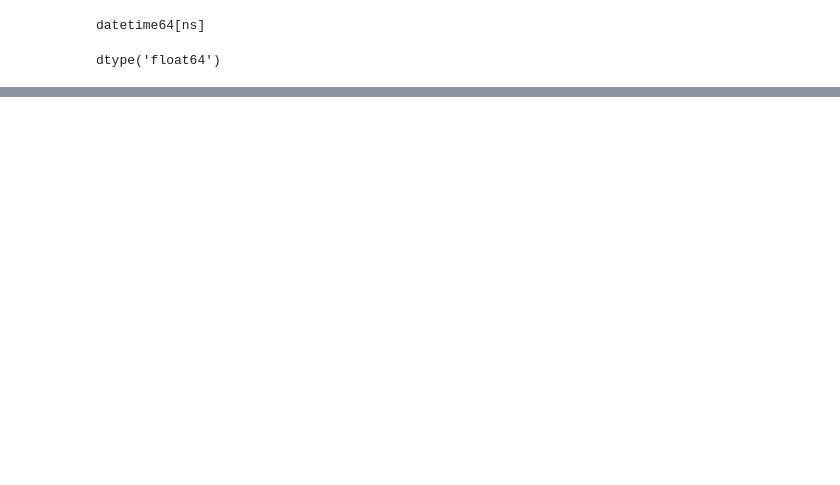
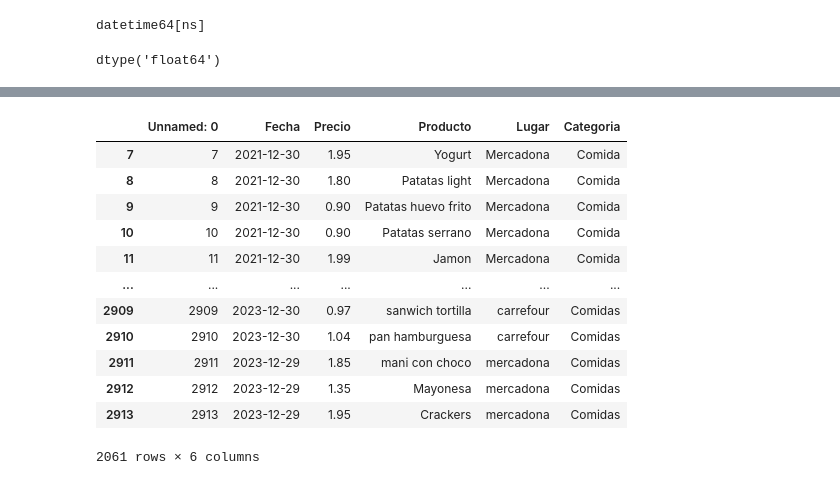
Before and after one commit to FrancaTortaroloo/EDA-compras-anuales, a Jupyter notebook: analisis_compras.ipynb, the cells around one changed output, grey strips where cells are left out. Saved outputs shown, nothing was run; the diff lists cells and outputs as text; code cells hidden in the pictures; blank space fills up the shorter version.

```diff
--- a/analisis_compras.ipynb
+++ b/analisis_compras.ipynb
@@ -69,0 +147,17 @@ dtype('float64')
+# %%
+comida_df = df_completo[df_completo['Categoria'].str.contains('Comida', case=False, na=False)]
+comida_df
+# %% [output]
+|  | Unnamed: 0 | Fecha | Precio | Producto | Lugar | Categoria |
+| 7 | 7 | 2021-12-30 | 1.95 | Yogurt | Mercadona | Comida |
+| 8 | 8 | 2021-12-30 | 1.80 | Patatas light | Mercadona | Comida |
+| 9 | 9 | 2021-12-30 | 0.90 | Patatas huevo frito | Mercadona | Comida |
+| 10 | 10 | 2021-12-30 | 0.90 | Patatas serrano | Mercadona | Comida |
+| 11 | 11 | 2021-12-30 | 1.99 | Jamon | Mercadona | Comida |
+| ... | ... | ... | ... | ... | ... | ... |
+| 2909 | 2909 | 2023-12-30 | 0.97 | sanwich tortilla | carrefour | Comidas |
+| 2910 | 2910 | 2023-12-30 | 1.04 | pan hamburguesa | carrefour | Comidas |
+| 2911 | 2911 | 2023-12-29 | 1.85 | mani con choco | mercadona | Comidas |
+| 2912 | 2912 | 2023-12-29 | 1.35 | Mayonesa | mercadona | Comidas |
+| 2913 | 2913 | 2023-12-29 | 1.95 | Crackers | mercadona | Comidas |
+2061 rows × 6 columns
```
Also changed, not shown: parts of 12 cells of this notebook, 1 other file.
